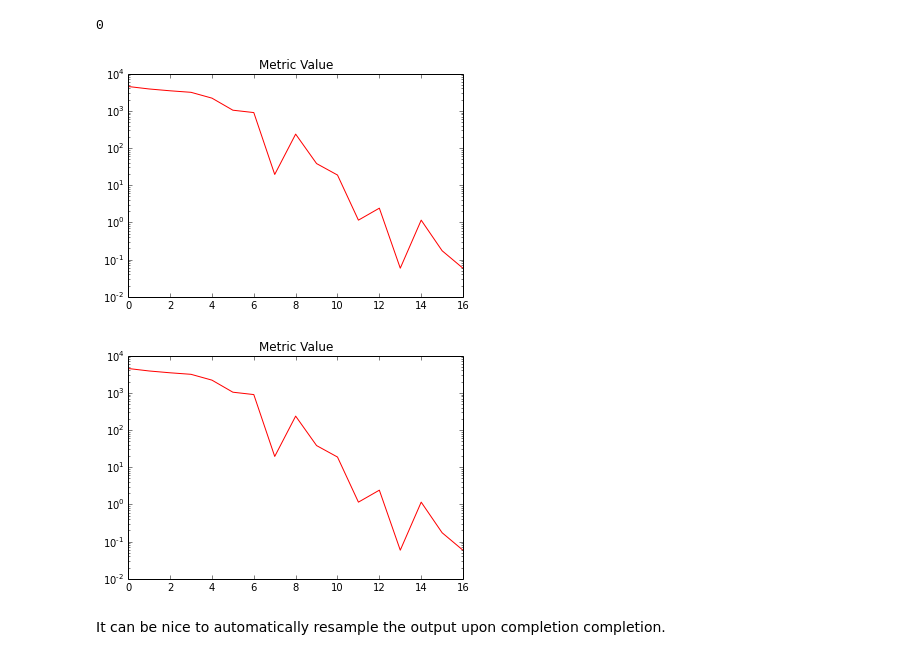
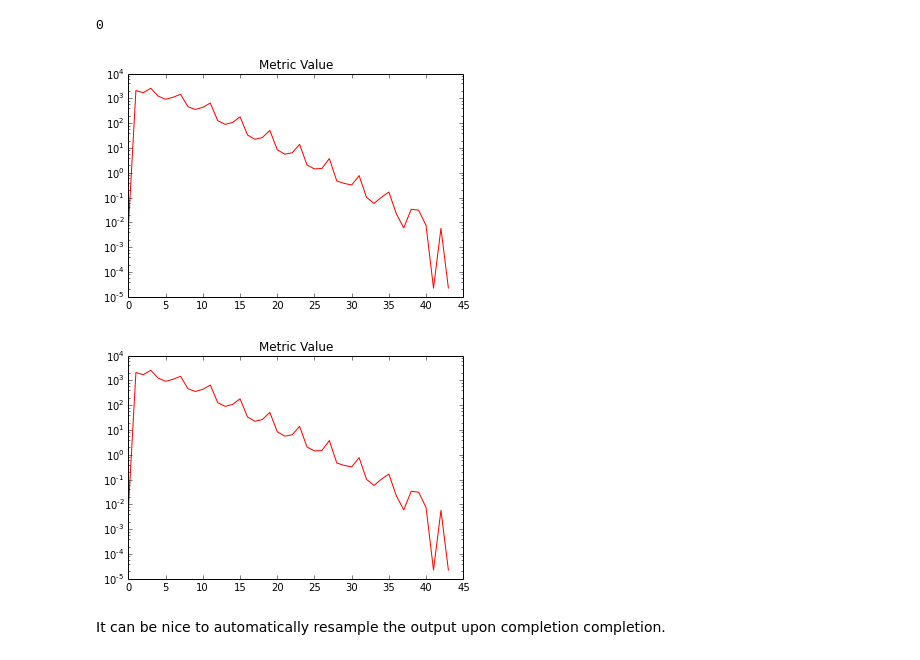
Before and after one commit to wenzhexue/SimpleITK-Notebooks, a Jupyter notebook: STRAW_Registration.ipynb, the cells around one changed output. Cells and saved outputs as stored; diff of their text form; code cells hidden in the pictures.

```diff
--- a/STRAW_Registration.ipynb
+++ b/STRAW_Registration.ipynb
@@ -281,13 +280,12 @@ R.AddCommand( sitk.sitkStartEvent, lambda: command_plot_value_start(R) )
 R.AddCommand( sitk.sitkIterationEvent, lambda: command_plot_value(R) )
 # %% [output]
 0
-# %%
-Tx=sitk.Transform(fixed.GetDimension(), sitk.sitkTranslation)
-R.SetTransform(Tx)
-outTx = R.Execute(fixed, moving)
-# %% [output]
-[figure, removed]
-[figure, removed]
+# %%
+R.SetOptimizerAsAmoeba(simplexDelta=4,parametersConvergenceTolerance=0.01,functionConvergenceTolerance=0.01);
+outTx = R.Execute(fixed, moving)
+# %% [output]
+[figure, added]
+[figure, added]
 # %% [markdown]
 It can be nice to automatically resample the output upon completion completion.
 # %%
```
Also changed, not shown: parts of 12 cells of this notebook, 1 other file.
